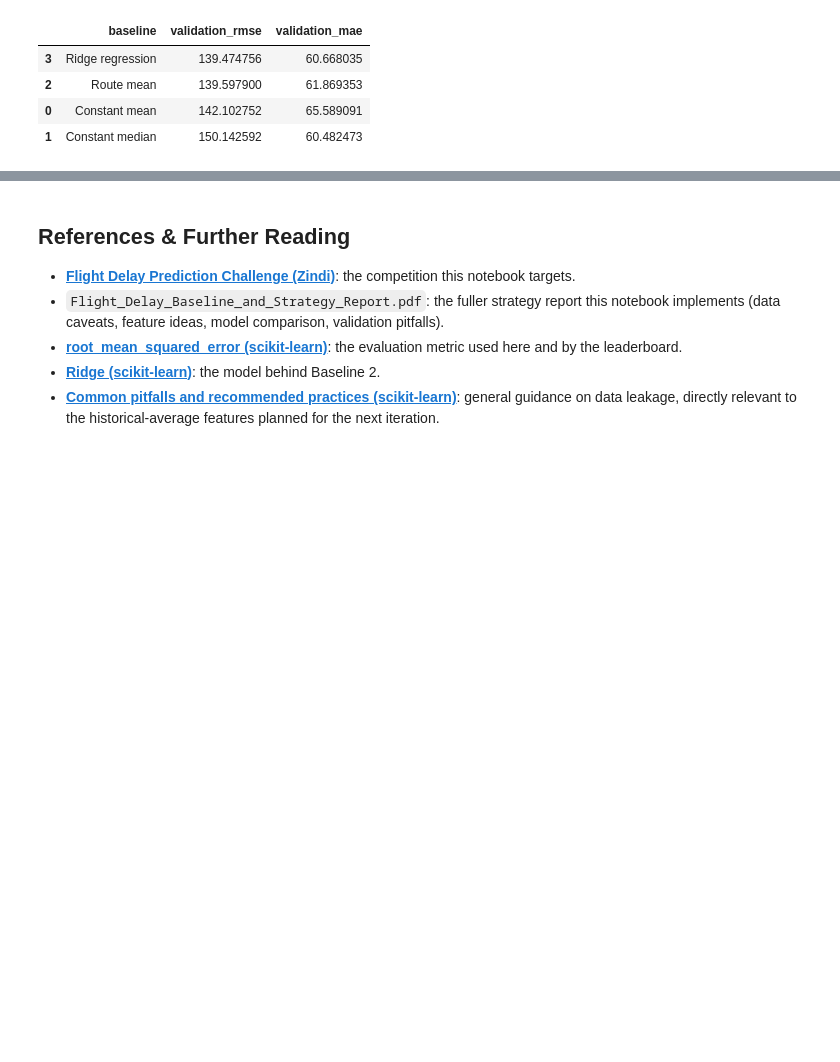
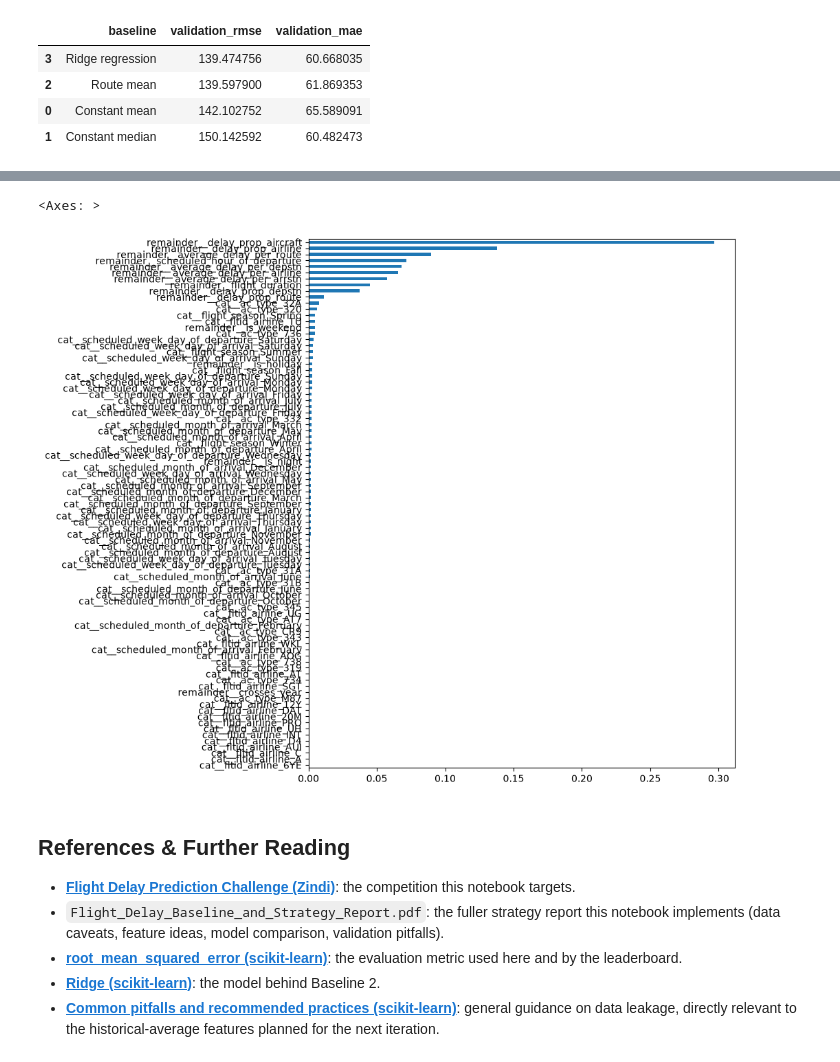
Before and after one commit to Lucaisok/ml_project_flight_delay_prediction, a Jupyter notebook: 04_flight_delay_modeling.ipynb, the cells around one changed output, grey strips where cells are left out. Cells and saved outputs as stored; diff of their text form; code cells hidden in the pictures; blank space fills up the shorter version.

Commit message:
random forest with and without tuning

```diff
--- a/04_flight_delay_modeling.ipynb
+++ b/04_flight_delay_modeling.ipynb
@@ -301,0 +358,39 @@ pd.DataFrame({
+# %%
+from sklearn.model_selection import RandomizedSearchCV, TimeSeriesSplit
+
+param_grid = {
+    'model__n_estimators': [100, 200],
+    'model__max_depth': [15, 20],
+    'model__min_samples_leaf': [2, 5],
+    'model__max_features': ['sqrt', 0.5]
+}
+
+# TimeSeriesSplit respects your time-ordered data, instead of shuffling folds randomly —
+# important here since several features (delay_prop_*, average_delay_per_*) are
+# time-dependent, so random CV folds could mix "future" and "past" in a misleading way.
+tscv = TimeSeriesSplit(n_splits=3)
+
+random_search = RandomizedSearchCV(
+    rf_pipeline,
+    param_distributions=param_grid,
+    n_iter=5,  # only test 10 random combos instead of all 48
+    scoring='neg_root_mean_squared_error',
+    cv=tscv,
+    n_jobs=-1,
+    random_state=42,
+    verbose=2
+)
+
+random_search.fit(X_train_advanced[cat_cols + num_cols], y_train)
+
+print("Best params:", random_search.best_params_)
+print("Best CV RMSE:", random_search.best_score_)
+
+# Evaluate the tuned model on the held-out test set
+best_rf = random_search.best_estimator_
+rf_tuned_pred = best_rf.predict(X_test_advanced[cat_cols + num_cols])
+
+rmse_rf_tuned = root_mean_squared_error(y_test, rf_tuned_pred)
+mae_rf_tuned = mean_absolute_error(y_test, rf_tuned_pred)
+
+print(f"Tuned Random Forest — Test RMSE: {rmse_rf_tuned:.2f}, MAE: {mae_rf_tuned:.2f}")
@@ -302,3 +436,10 @@ pd.DataFrame({
+# %%
+importances = best_rf.named_steps['model'].feature_importances_
+feature_names = best_rf.named_steps['preprocess'].get_feature_names_out()
+pd.Series(importances, index=feature_names).sort_values(ascending=True).plot(kind='barh', figsize=(8,10))
+# %% [output]
+<Axes: >
+[figure, added]
 # %% [markdown]
 ## References & Further Reading
 
```
Also changed, not shown: parts of 7 cells of this notebook.
